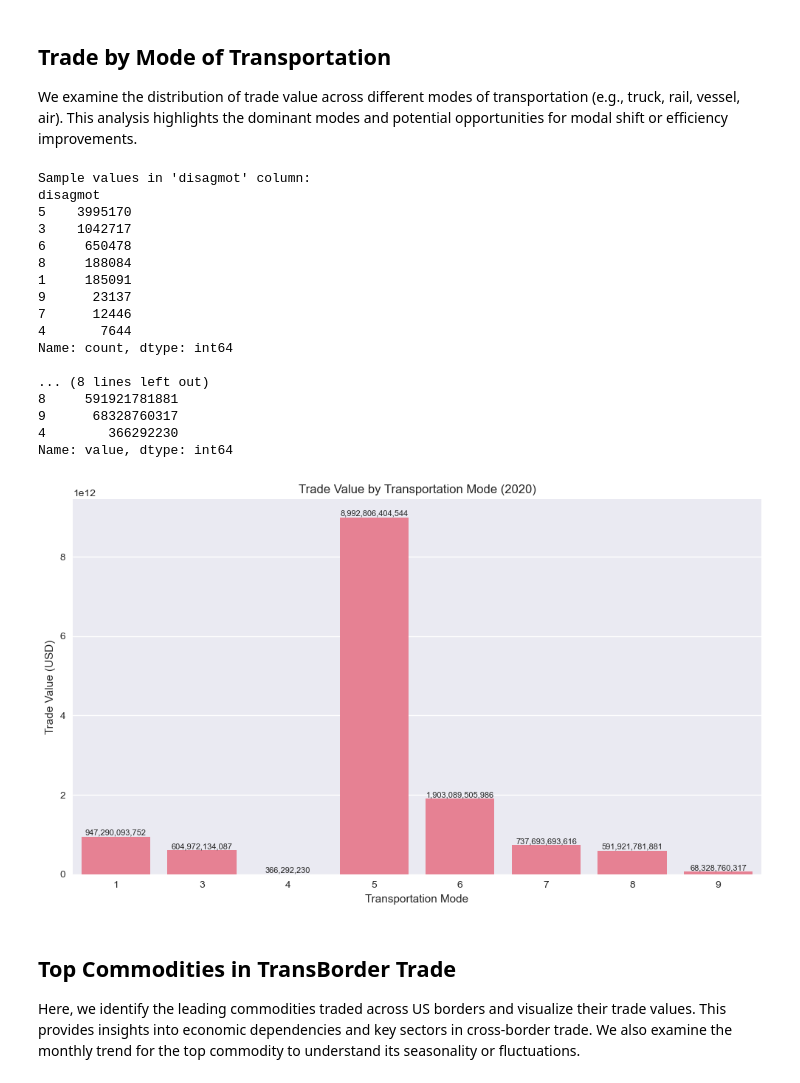
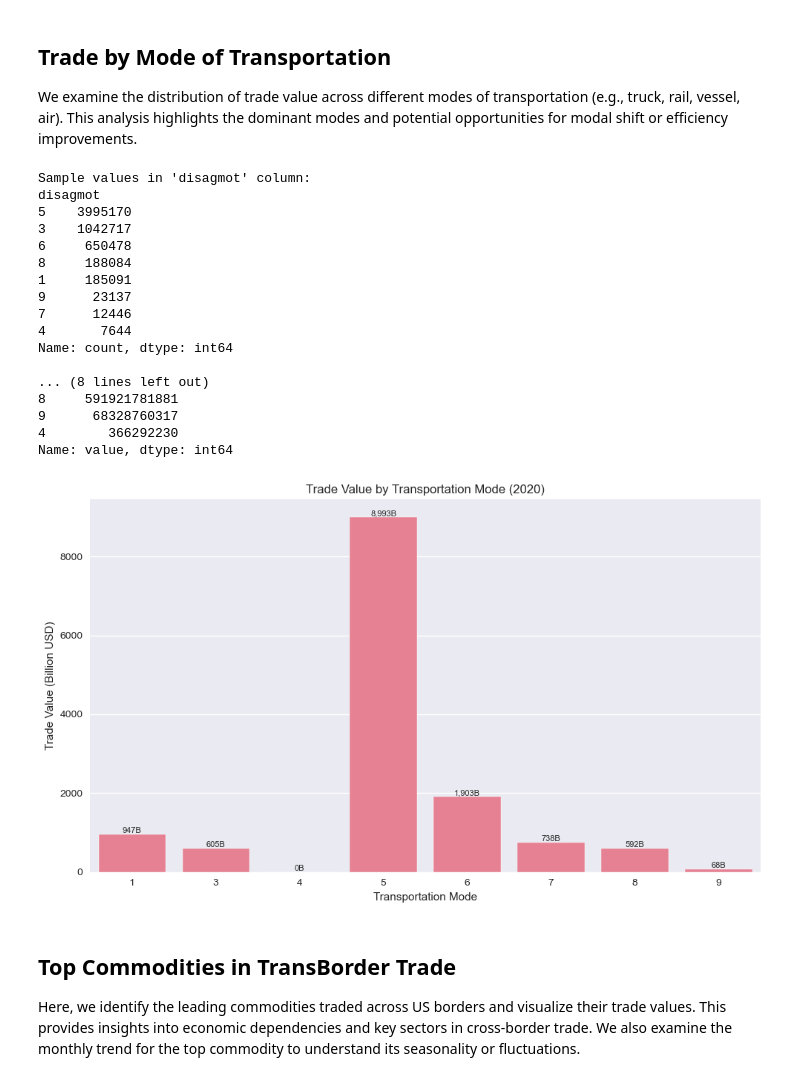
Before and after one commit to Debv122/transborder-freight-analysis, a Jupyter notebook: Analysis of questions/Tradeflow.ipynb, the cells around one changed output. Saved outputs shown, nothing was run; the diff lists cells and outputs as text; code cells hidden in the pictures.

```diff
--- a/Analysis of questions/Tradeflow.ipynb
+++ b/Analysis of questions/Tradeflow.ipynb
@@ -209,13 +220,15 @@ port_summary = data.groupby(port_col)[value_col].sum().sort_values(ascending=Fal
 print("Top 10 Ports/Border Crossings:\n", port_summary.head(10))
 
 plt.figure(figsize=(10,6))
-sns.barplot(x=state_summary.tail(10).values, y=state_summary.tail(10).index)
-plt.title('Bottom 10 US States by Trade Value (2020)')
-plt.xlabel('Trade Value (USD)')
+# Convert state_summary to billions for plotting
+top_states = state_summary.head(10) / 1e9
+sns.barplot(x=top_states.values, y=top_states.index)
+plt.title('Top 10 US States by Trade Value (2020)')
+plt.xlabel('Trade Value (Billion USD)')
 plt.ylabel('State')
-# Add data labels
-for i, v in enumerate(state_summary.tail(10).values):
-    plt.text(v, i, f'{v:,.0f}', va='center', ha='left', fontsize=8)
+# Add data labels in billions
+for i, v in enumerate(top_states.values):
+    plt.text(v, i, f'{v:,.0f}B', va='center', ha='left', fontsize=8)
 plt.tight_layout()
 plt.show()
 # %% [output]
@@ -281,7 +294,6 @@ We examine the distribution of trade value across different modes of transportat
 This analysis highlights the dominant modes and potential opportunities for modal shift or efficiency improvements.
 # %%
 
-# Cell 6: By mode
 mode_col = 'disagmot'  # This likely contains transportation mode data
 value_col = 'value'
 
@@ -293,39 +305,42 @@ print("\n")
 mode_summary = data.groupby(mode_col)[value_col].sum().sort_values(ascending=False)
 
 print("Mode by Trade Value:\n", mode_summary)
 
 all_modes = sorted(data[mode_col].unique())
 mode_summary = mode_summary.reindex(all_modes, fill_value=0)
 
+# Convert trade values to billions
+mode_summary_billion = mode_summary / 1e9
+
 plt.figure(figsize=(10,6))
-sns.barplot(x=mode_summary.index, y=mode_summary.values)
+sns.barplot(x=mode_summary_billion.index, y=mode_summary_billion.values)
 plt.title('Trade Value by Transportation Mode (2020)')
 plt.xlabel('Transportation Mode')
-plt.ylabel('Trade Value (USD)')
+plt.ylabel('Trade Value (Billion USD)')
 plt.tight_layout()
-# Add data labels
-for i, v in enumerate(mode_summary.values):
-    plt.text(i, v, f'{v:,.0f}', ha='center', va='bottom', fontsize=8)
+# Add data labels in billions
+for i, v in enumerate(mode_summary_billion.values):
+    plt.text(i, v, f'{v:,.0f}B', ha='center', va='bottom', fontsize=8)
 plt.show()
 # %% [output]
 Sample values in 'disagmot' column:
 disagmot
 5    3995170
 3    1042717
 6     650478
 8     188084
 1     185091
 9      23137
 7      12446
 4       7644
 Name: count, dtype: int64
 
 ... (8 lines left out)
 8     591921781881
 9      68328760317
 4        366292230
 Name: value, dtype: int64
-[figure, old version]
+[figure, new version]
 # %% [markdown]
 ## Top Commodities in TransBorder Trade
 
```
Also changed, not shown: parts of 4 cells of this notebook, 1 other file.
